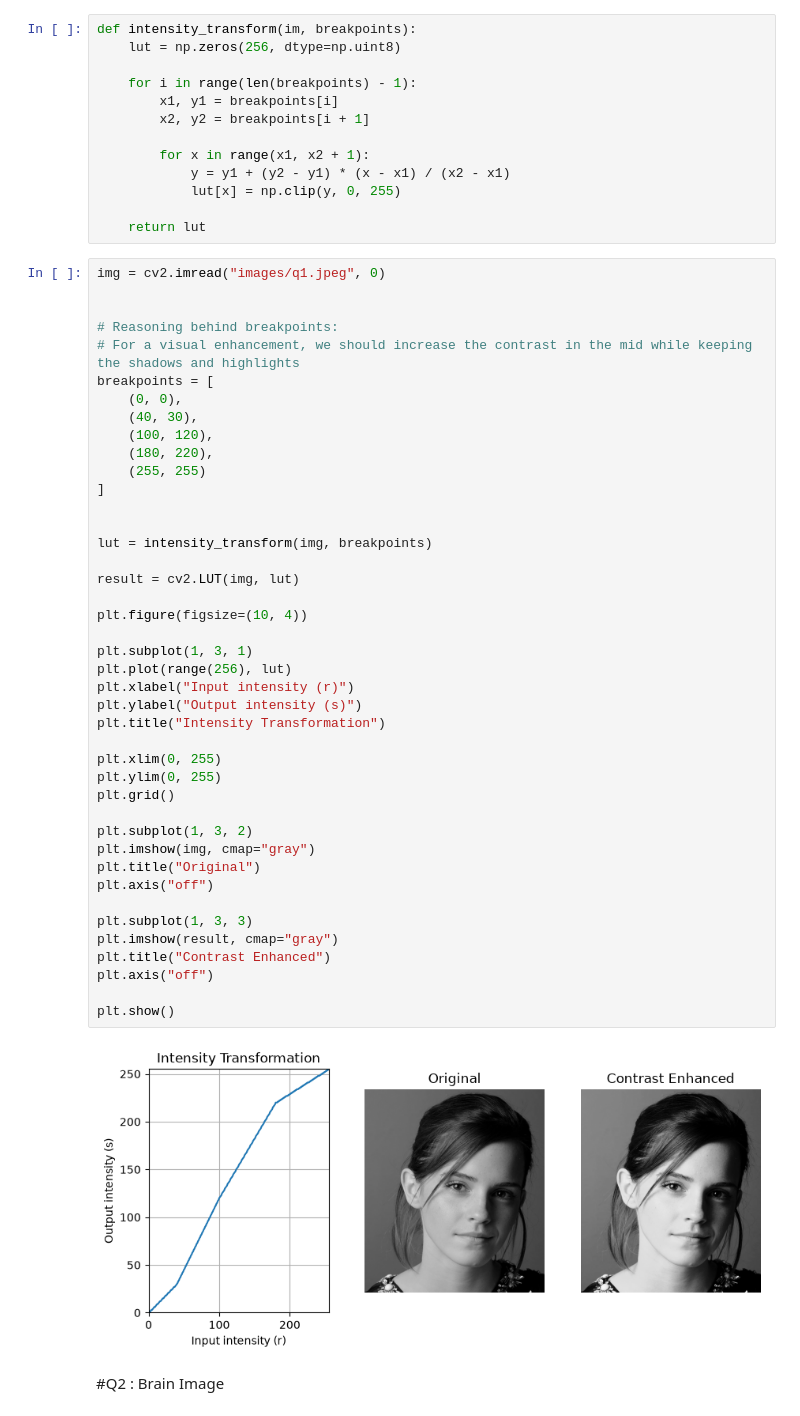
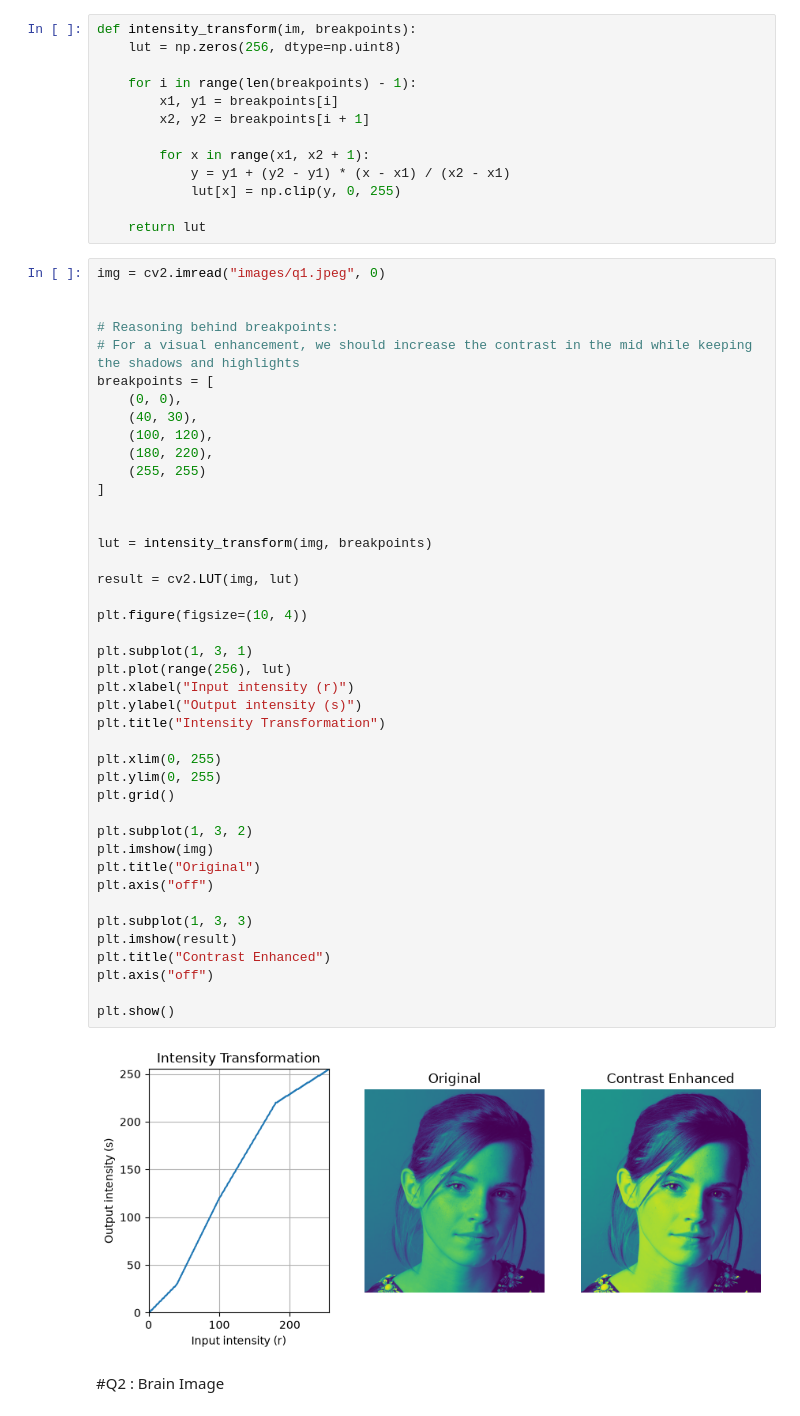
Before and after one commit to rus1ru/EN3160_Assignment_1, a Jupyter notebook: assignment_01.ipynb, the cells around one changed output. Saved outputs shown, nothing was run; the diff lists cells and outputs as text.

```diff
--- a/assignment_01.ipynb
+++ b/assignment_01.ipynb
@@ -51,36 +51,36 @@ breakpoints = [
     (255, 255)
 ]
 
 
 lut = intensity_transform(img, breakpoints)
 
 result = cv2.LUT(img, lut)
 
 plt.figure(figsize=(10, 4))
 
 plt.subplot(1, 3, 1)
 plt.plot(range(256), lut)
 plt.xlabel("Input intensity (r)")
 plt.ylabel("Output intensity (s)")
 plt.title("Intensity Transformation")
 
 plt.xlim(0, 255)
 plt.ylim(0, 255)
 plt.grid()
 
 plt.subplot(1, 3, 2)
-plt.imshow(img, cmap="gray")
+plt.imshow(img)
 plt.title("Original")
 plt.axis("off")
 
 plt.subplot(1, 3, 3)
-plt.imshow(result, cmap="gray")
+plt.imshow(result)
 plt.title("Contrast Enhanced")
 plt.axis("off")
 
 plt.show()
 # %% [output]
-[figure, old version]
+[figure, new version]
 # %% [markdown]
 #Q2 : Brain Image
 # %% [markdown]
```
Also changed, not shown: parts of 5 cells of this notebook, 6 other files.
